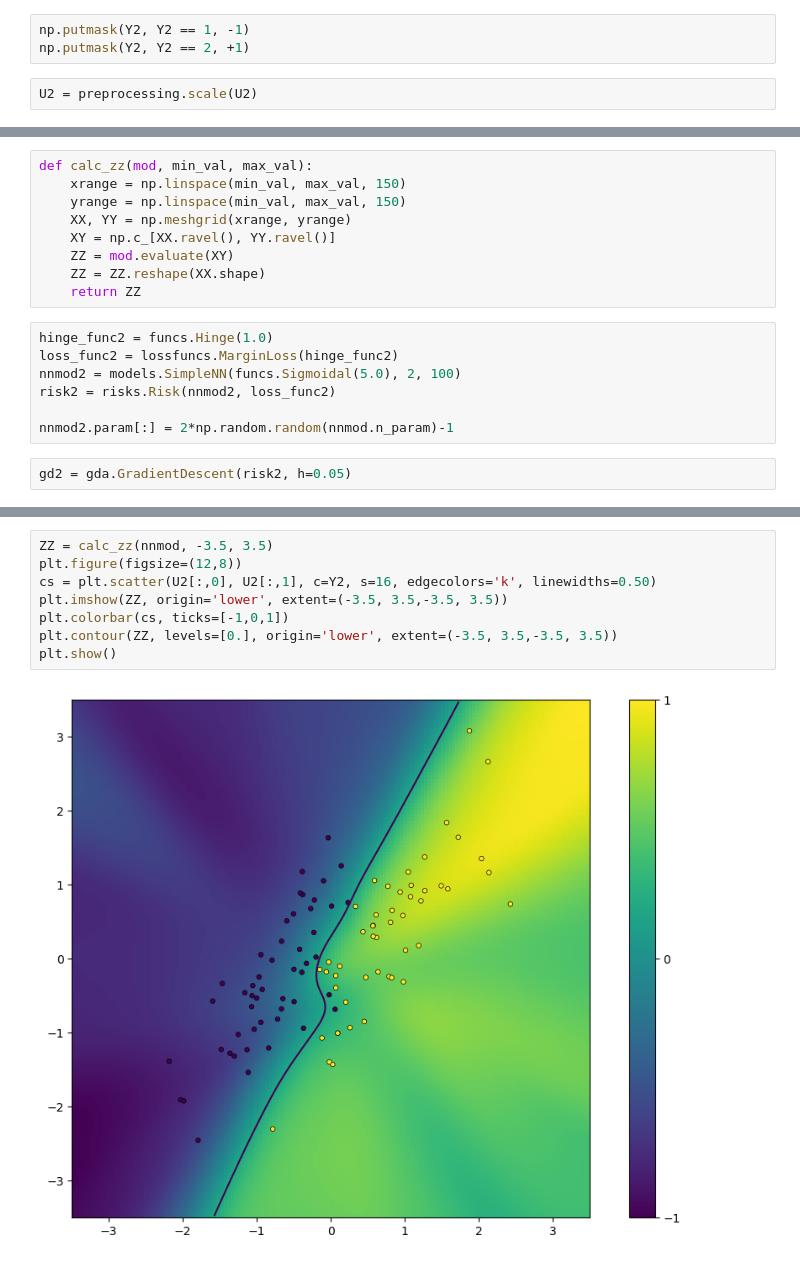
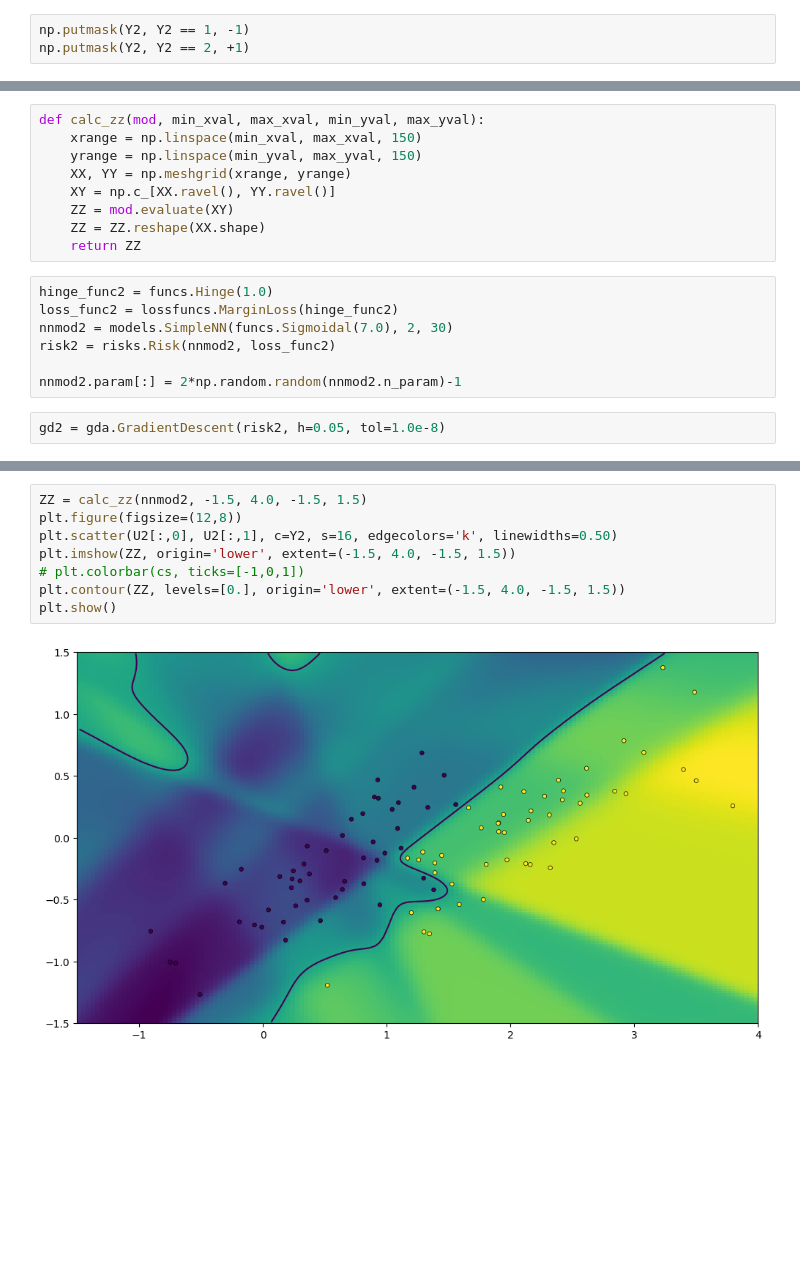
Before and after one commit to intellimath/mltools, a Jupyter notebook: notebooks/nn_classification_iris.ipynb, the cells around one changed output, grey strips where cells are left out. Cells and saved outputs as stored; diff of their text form; blank space fills up the shorter version.

```diff
--- a/notebooks/nn_classification_iris.ipynb
+++ b/notebooks/nn_classification_iris.ipynb
@@ -58,8 +48,6 @@ Y2 = Y[Y != 0]
 # %%
 np.putmask(Y2, Y2 == 1, -1)
 np.putmask(Y2, Y2 == 2, +1)
-# %%
-U2 = preprocessing.scale(U2)
 # %%
 plt.figure(figsize=(10,6))
 sc = plt.scatter(U2[:,0], U2[:,1], c=Y2)
@@ -71,7 +59,7 @@ plt.show()
 # %%
-def calc_zz(mod, min_val, max_val):
-    xrange = np.linspace(min_val, max_val, 150)
-    yrange = np.linspace(min_val, max_val, 150)
+def calc_zz(mod, min_xval, max_xval, min_yval, max_yval):
+    xrange = np.linspace(min_xval, max_xval, 150)
+    yrange = np.linspace(min_yval, max_yval, 150)
     XX, YY = np.meshgrid(xrange, yrange)
     XY = np.c_[XX.ravel(), YY.ravel()]
     ZZ = mod.evaluate(XY)
@@ -80,12 +68,12 @@ def calc_zz(mod, min_val, max_val):
 # %%
 hinge_func2 = funcs.Hinge(1.0)
 loss_func2 = lossfuncs.MarginLoss(hinge_func2)
-nnmod2 = models.SimpleNN(funcs.Sigmoidal(5.0), 2, 100)
+nnmod2 = models.SimpleNN(funcs.Sigmoidal(7.0), 2, 30)
 risk2 = risks.Risk(nnmod2, loss_func2)
 
-nnmod2.param[:] = 2*np.random.random(nnmod.n_param)-1
+nnmod2.param[:] = 2*np.random.random(nnmod2.n_param)-1
 # %%
-gd2 = gda.GradientDescent(risk2, h=0.05)
+gd2 = gda.GradientDescent(risk2, h=0.05, tol=1.0e-8)
 # %%
 gd2.fit(U2, Y2)
 plt.plot(gd2.rvals)
@@ -99,10 +87,10 @@ accuracy_score(Y2, np.sign(nnmod2.evaluate(U2)))
 # %%
-ZZ = calc_zz(nnmod, -3.5, 3.5)
+ZZ = calc_zz(nnmod2, -1.5, 4.0, -1.5, 1.5)
 plt.figure(figsize=(12,8))
-cs = plt.scatter(U2[:,0], U2[:,1], c=Y2, s=16, edgecolors='k', linewidths=0.50)
-plt.imshow(ZZ, origin='lower', extent=(-3.5, 3.5,-3.5, 3.5))
-plt.colorbar(cs, ticks=[-1,0,1])
-plt.contour(ZZ, levels=[0.], origin='lower', extent=(-3.5, 3.5,-3.5, 3.5))
+plt.scatter(U2[:,0], U2[:,1], c=Y2, s=16, edgecolors='k', linewidths=0.50)
+plt.imshow(ZZ, origin='lower', extent=(-1.5, 4.0, -1.5, 1.5))
+# plt.colorbar(cs, ticks=[-1,0,1])
+plt.contour(ZZ, levels=[0.], origin='lower', extent=(-1.5, 4.0, -1.5, 1.5))
 plt.show()
 # %% [output]
-[figure, old version]
+[figure, new version]
```
Also changed, not shown: parts of 14 cells of this notebook, 16 other files.
